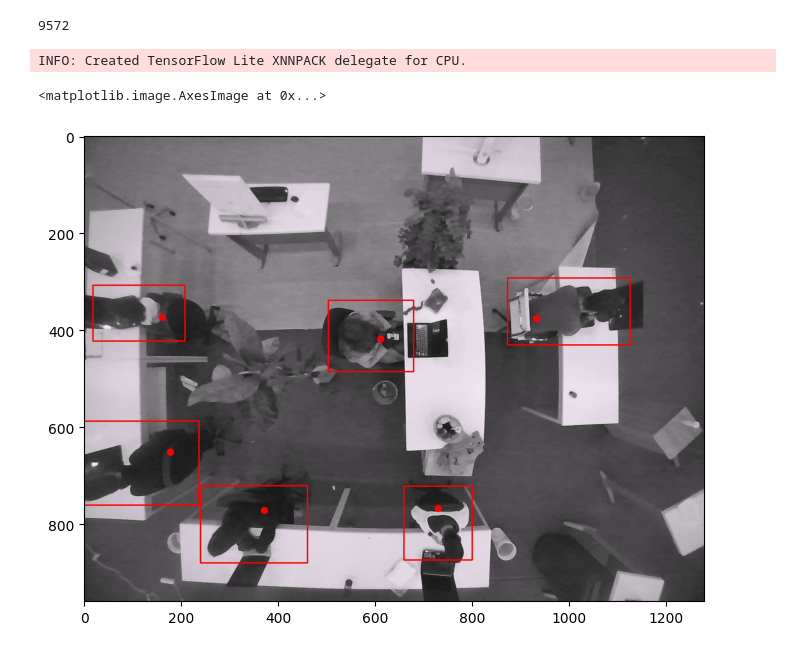
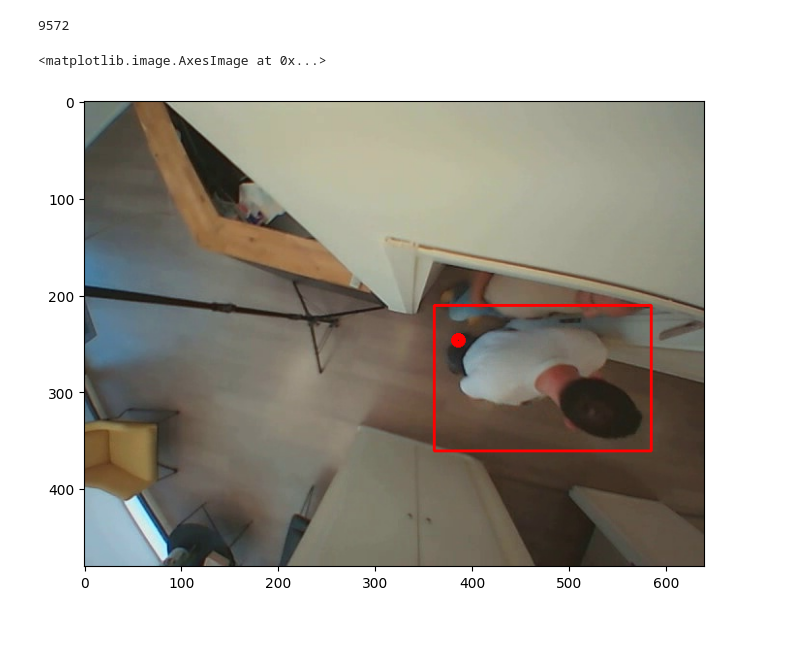
Before and after one commit to klymya/pg-research, a Jupyter notebook: people_detection_pg2/test_tflite_model.ipynb, the cells around one changed output. Saved outputs shown, nothing was run; the diff lists cells and outputs as text; code cells hidden in the pictures.

```diff
--- a/people_detection_pg2/test_tflite_model.ipynb
+++ b/people_detection_pg2/test_tflite_model.ipynb
@@ -22,28 +22,27 @@ len(tst_img_paths)
 # %% [output]
 9572
 # %%
-img = cv2.cvtColor(cv2.imread(tst_img_paths[1001]), cv2.COLOR_BGR2RGB)
+img = cv2.cvtColor(cv2.imread(tst_img_paths[0]), cv2.COLOR_BGR2RGB)
 
 ORIGINAL_H, ORIGIAL_W, _ = img.shape
 W = H = 320
 RATIO = W / ORIGIAL_W
 
 inferer = TFLiteInferer(
     yolo_pth="results/filtered_v3_margin_15/weights/best_saved_model/best_full_integer_quant.tflite",
     head_pth="results/filtered_v3_margin_15/weights/head_saved_model/head_float32.tflite"
 )
 
 detections = inferer.infer(img)
 
 for box in detections:
     cv2.rectangle(img, (box[:2] / RATIO).astype(int), ((box[:2].astype(int) + box[2:4]) / RATIO).astype(int) , (255, 0, 0), 2)
 
 for p in detections:
     cv2.circle(img, (p[-2:] // RATIO).astype(int), 4, (255, 0, 0), 5)
 
 plt.figure(figsize=(8, 8))
 plt.imshow(img)
 # %% [output]
-INFO: Created TensorFlow Lite XNNPACK delegate for CPU.
+<matplotlib.image.AxesImage at 0x...>
-<matplotlib.image.AxesImage at 0x...>
-[figure, old version]
+[figure, new version]
```
Also changed, not shown: parts of 1 cell of this notebook, 14 other files.
